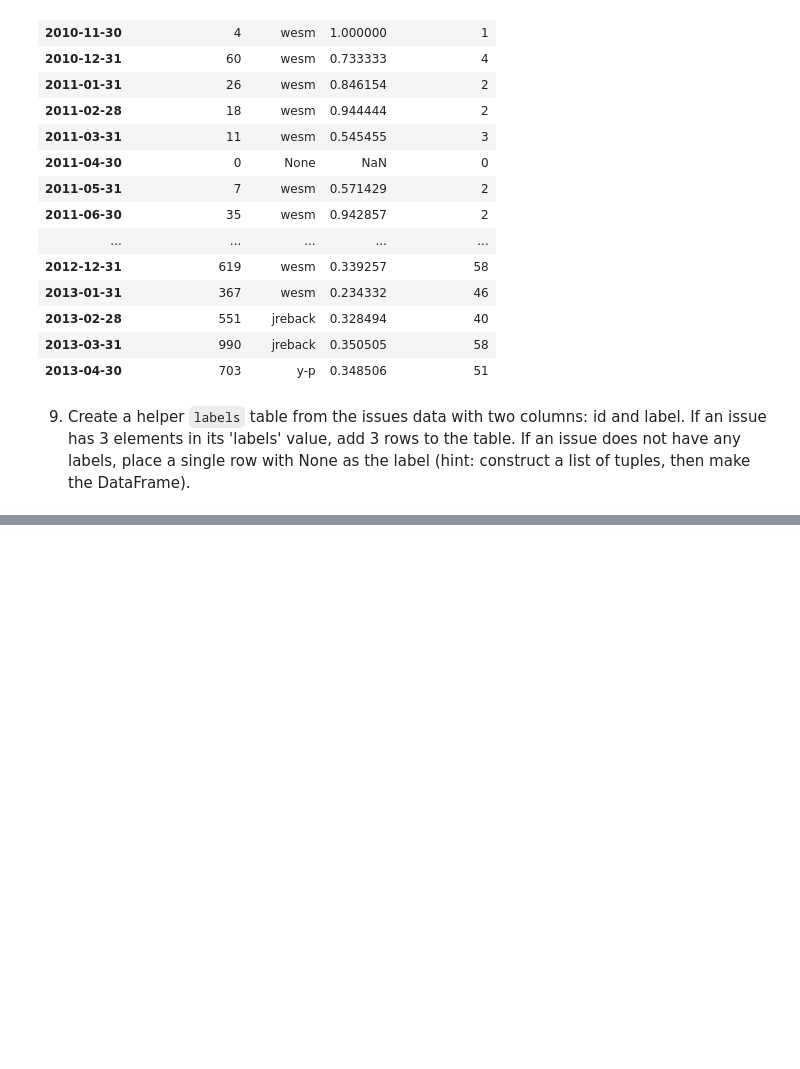
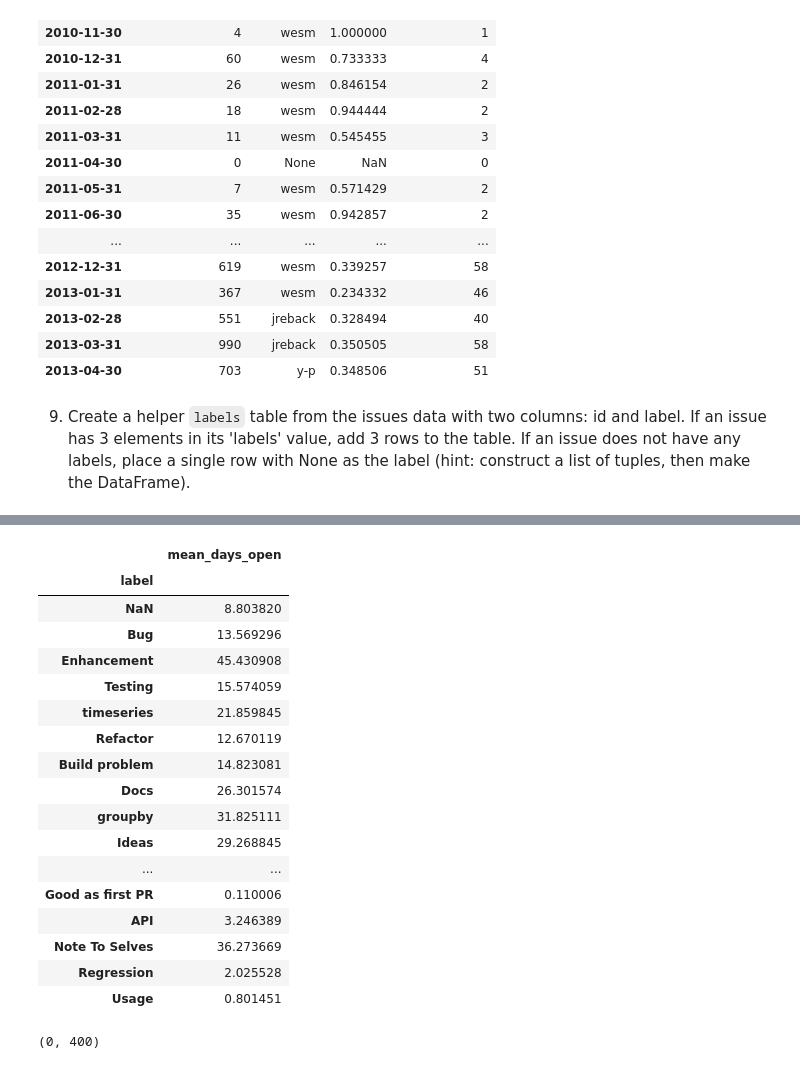
Before and after one commit to smwahl/ay250_swahl, a Jupyter notebook: hw_07/hw_7_pandas_and_timeseries.ipynb, the cells around one changed output, grey strips where cells are left out. Cells and saved outputs as stored; diff of their text form; code cells hidden in the pictures; blank space fills up the shorter version.

Commit message:
Added code for problems 10 and 11

```diff
--- a/hw_07/hw_7_pandas_and_timeseries.ipynb
+++ b/hw_07/hw_7_pandas_and_timeseries.ipynb
@@ -395,0 +393,7 @@ versus Bug issue types.
+# %%
+# Drop extraneous columns, number of days open was already included
+for x in ['title','labels','closed_at','user','time_open']:
+    labels_joined = labels_joined.drop(x,1)
+# %%
+labels_joined.set_index('created_at',inplace=True)
+labels_joined.head()
@@ -395,0 +412,4 @@ versus Bug issue types.
+# %%
+# list all different labels
+label_types = labels_joined.label.unique()
+label_types
@@ -395,0 +424,40 @@ versus Bug issue types.
+# %%
+bytype = labels_joined.groupby('label')
+# %%
+# Creatubg table with average time to close for each label type
+time_list=[]
+for lt in label_types:
+    time_list.append([ lt,bytype.get_group(lt).days_open.mean()])
+
+close_time_by_type = pd.DataFrame(time_list)
+close_time_by_type.columns = ['label','mean_days_open']
+close_time_by_type.set_index('label',inplace=True)
+close_time_by_type
+# %% [output]
+|  | mean_days_open |
+| label |  |
+| NaN | 8.803820 |
+| Bug | 13.569296 |
+| Enhancement | 45.430908 |
+| Testing | 15.574059 |
+| timeseries | 21.859845 |
+| Refactor | 12.670119 |
+| Build problem | 14.823081 |
+| Docs | 26.301574 |
+| groupby | 31.825111 |
+| Ideas | 29.268845 |
+| ... | ... |
+| Good as first PR | 0.110006 |
+| API | 3.246389 |
+| Note To Selves | 36.273669 |
+| Regression | 2.025528 |
+| Usage | 0.801451 |
+# %%
+# plot comparing mean time to close by month for Enhancement versus Bug issue types.
+f3 = plt.figure(3)
+bytype.get_group('Bug').days_open.resample('m',how='mean').plot('Bug')
+bytype.get_group('Enhancement').days_open.resample('m',how='mean').plot('Enhancement')
+plt.legend(loc='upper right')
+plt.ylim(0,400)
+# %% [output]
+(0, 400)
```
Also changed, not shown: parts of 11 cells of this notebook.
